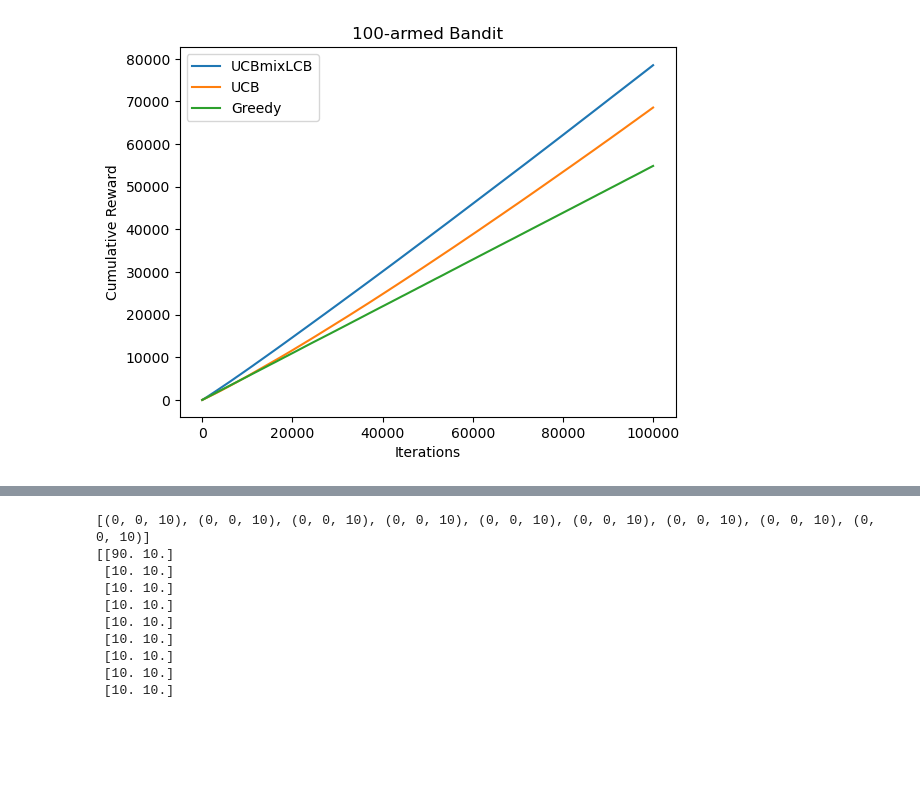
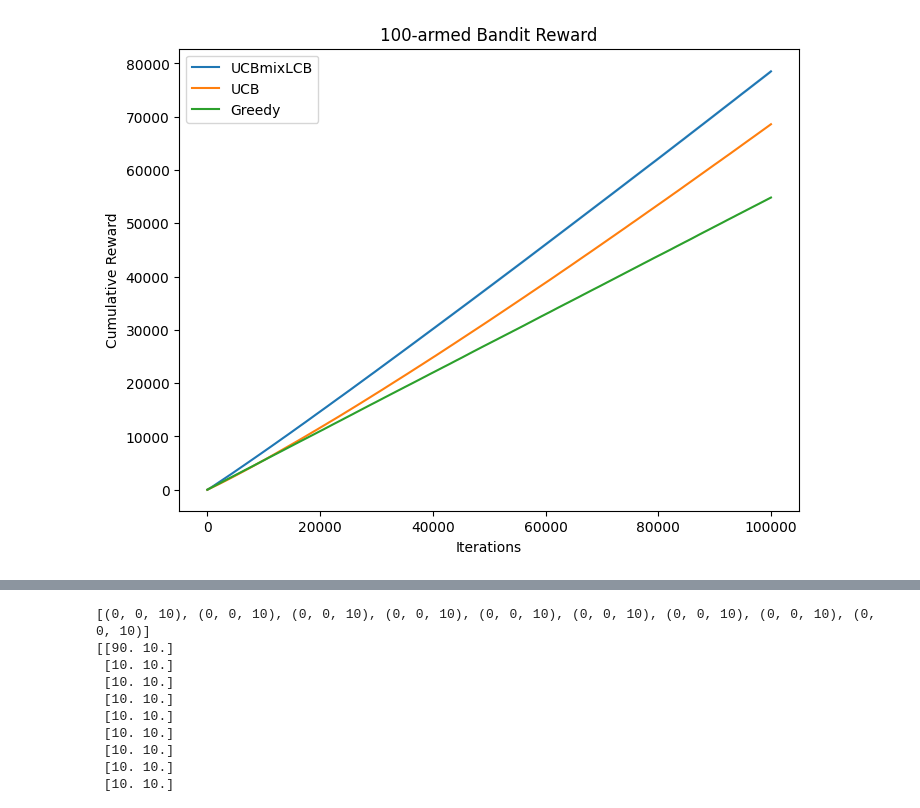
Before and after one commit to JasonJieMeng/UCBmixLCB, a Jupyter notebook: MAB.ipynb, the cells around one changed output, grey strips where cells are left out. Cells and saved outputs as stored; diff of their text form; code cells hidden in the pictures; blank space fills up the shorter version.

```diff
--- a/MAB.ipynb
+++ b/MAB.ipynb
@@ -65,4 +65,5 @@ n_experiments = 10
 mix_joint_rewards = np.zeros((n_experiments, n_iter))
 ucb_joint_rewards = np.zeros((n_experiments, n_iter))
 greedy_joint_rewards = np.zeros((n_experiments, n_iter))
+lcb_joint_rewards = np.zeros((n_experiments, n_iter))
 opt_weight = 0.5
@@ -68,0 +112,7 @@ opt_weight = 0.5
+# %%
+num_weights = 20
+opt_weights = np.linspace(0, 1, num=num_weights)
+mix_rewards_weights = []
+for i in range(num_weights):
+    m , _, _ = mab_simulation(c=c, n_iter=n_iter, n_experiments=n_experiments, opt_weight=opt_weights[i])
+    mix_rewards_weights.append(m)
@@ -71,7 +153,11 @@ for _ in range(n_experiments):
     mixagent = UCBmixLCB(n_arms, c)
     ucbagent = UCBmixLCB(n_arms, c)
     greedyagent = UCBmixLCB(n_arms, c)
+    lcbagent = UCBmixLCB(n_arms, c)
     for i in range(n_iter):
+        if (i + 1) % 1000 == 0:
+            print(f'running iteration {i + 1}')
+            # opt_weight *= .95
         # sample a number from the uniform distribution
         p = np.random.uniform(0, 1)
         if p < opt_weight:
@@ -80,12 +166,16 @@ for _ in range(n_experiments):
             mix_action = mixagent.lcb_select_arm()
         ucb_action = ucbagent.ucb_select_arm()
         greedy_action = greedyagent.greedy_select_arm()
+        lcb_action = lcbagent.lcb_select_arm()
         mix_reward = bandit.pull(mix_action)
         ucb_reward = bandit.pull(ucb_action)
         greedy_reward = bandit.pull(greedy_action)
+        lcb_reward = bandit.pull(lcb_action)
         mixagent.update(mix_action, mix_reward)
         ucbagent.update(ucb_action, ucb_reward)
         greedyagent.update(greedy_action, greedy_reward)
+        lcbagent.update(lcb_action, lcb_reward)
         mix_joint_rewards[_, i] = mix_reward
         ucb_joint_rewards[_, i] = ucb_reward
         greedy_joint_rewards[_, i] = greedy_reward
+        lcb_joint_rewards[_, i] = lcb_reward
@@ -127,28 +240,32 @@ mix_better = 1000
 ucb_better = 180000
 # %%
 plot_length = 100000
-plt.figure()
+plt.figure(figsize=(8, 6))
 plt.plot(mix_cumulative_rewards_mean[:plot_length], label='UCBmixLCB')
+
+
 plt.fill_between(range(plot_length), mix_cumulative_rewards_mean[:plot_length] - mix_cumulative_rewards_std[:plot_length], mix_cumulative_rewards_mean[:plot_length] + mix_cumulative_rewards_std[:plot_length], alpha=0.2)
 plt.plot(ucb_cumulative_rewards_mean[:plot_length], label='UCB')
 plt.fill_between(range(plot_length), ucb_cumulative_rewards_mean[:plot_length] - ucb_cumulative_rewards_std[:plot_length], ucb_cumulative_rewards_mean[:plot_length] + ucb_cumulative_rewards_std[:plot_length], alpha=0.2)
 plt.plot(greedy_cumulative_rewards_mean[:plot_length], label='Greedy')
 plt.fill_between(range(plot_length), greedy_cumulative_rewards_mean[:plot_length] - greedy_cumulative_rewards_std[:plot_length], greedy_cumulative_rewards_mean[:plot_length] + greedy_cumulative_rewards_std[:plot_length], alpha=0.2)
+# plt.plot(lcb_cumulative_rewards_mean[:plot_length], label='LCB')
+# plt.fill_between(range(plot_length), lcb_cumulative_rewards_mean[:plot_length] - lcb_cumulative_rewards_std[:plot_length], lcb_cumulative_rewards_mean[:plot_length] + lcb_cumulative_rewards_std[:plot_length], alpha=0.2)
 # plt.axvline(x=mix_better, color='r', linestyle='--', label='UCBmixLCB outperforms Greedy')
 # plt.axvline(x=ucb_better, color='r', linestyle='-.', label='UCB outperforms UCBmixLCB')
 
 # make different color of shaded area for different regions
 # plt.fill_between(range(mix_better), 0, 175000, alpha=0.2, color='blue')
 # plt.fill_between(range(mix_better, ucb_better), 0, 175000, alpha=0.2, color='green')
 # plt.fill_between(range(ucb_better, plot_length), 0, 175000, alpha=0.2, color='red')
 
 plt.legend()
 plt.xlabel('Iterations')
 plt.ylabel('Cumulative Reward')
-plt.title('100-armed Bandit')
+plt.title('100-armed Bandit Reward')
 plt.show()
 # %% [output]
-[figure, old version]
+[figure, new version]
 # %%
 # plot the rewrd distribution of each arm
 plt.figure()
```
Also changed, not shown: parts of 9 cells of this notebook, 10 other files.
